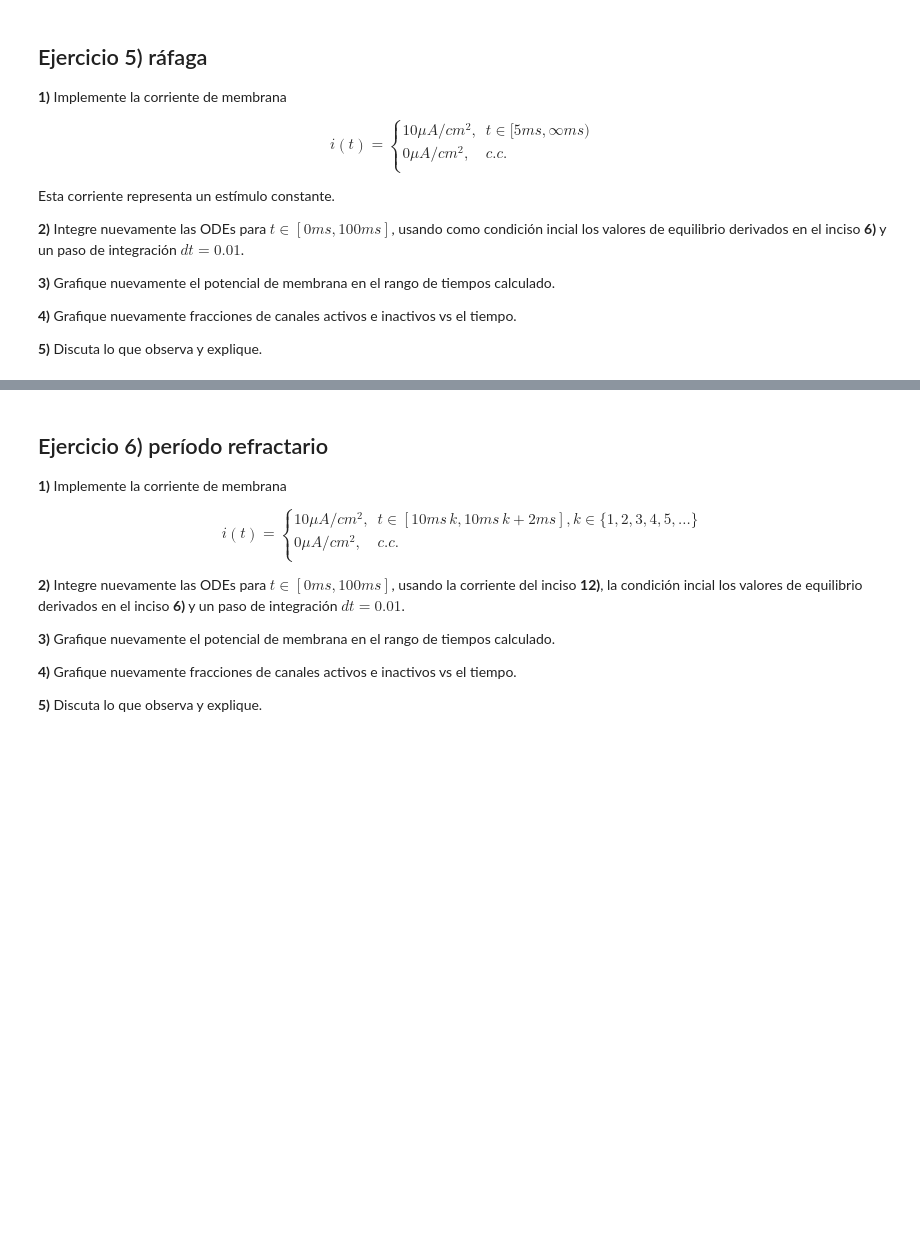
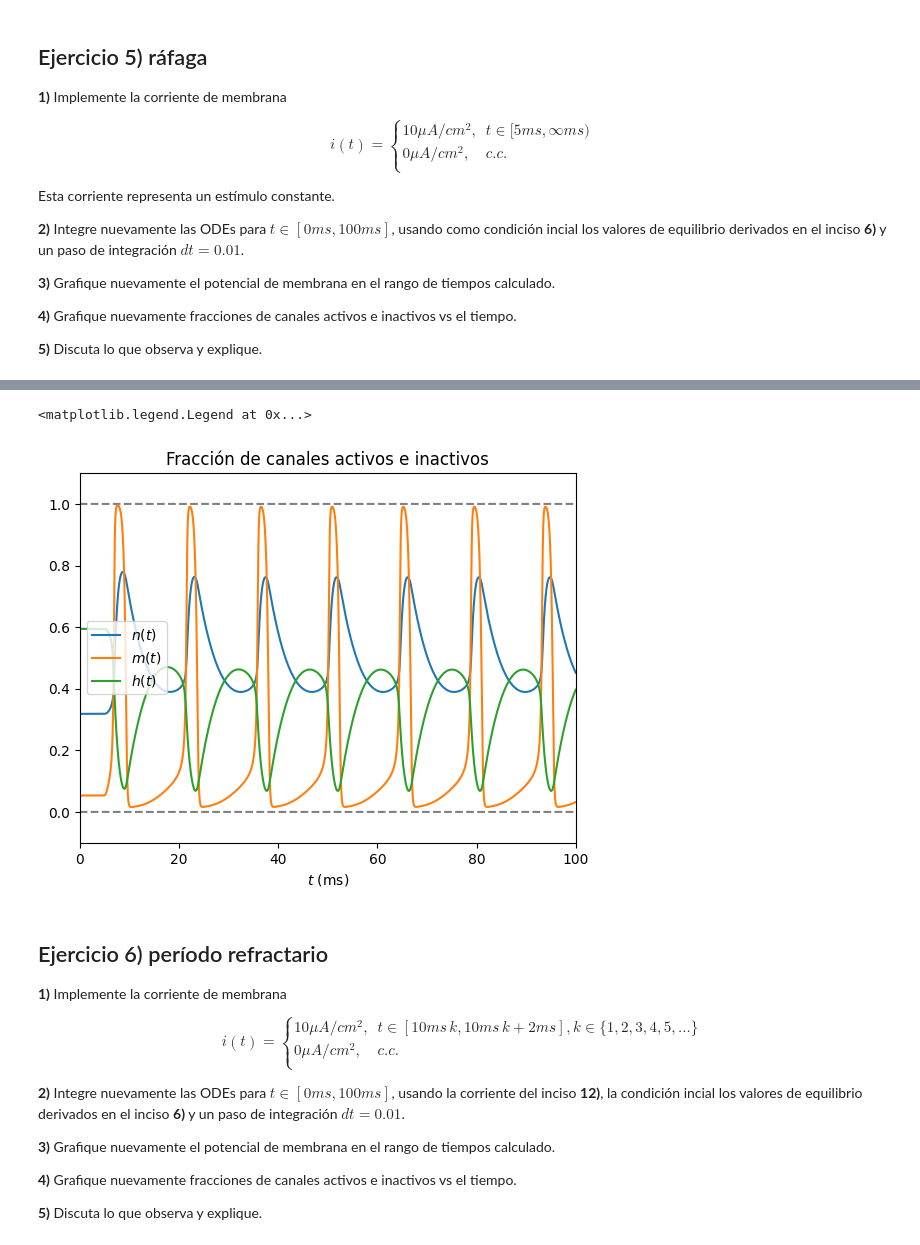
Before and after one commit to kevmansilla/redes-neuronales-trabajos, a Jupyter notebook: redes-neuronales-2024-guia-8.ipynb, the cells around one changed output, grey strips where cells are left out. Saved outputs shown, nothing was run; the diff lists cells and outputs as text; code cells hidden in the pictures; blank space fills up the shorter version.

```diff
--- a/redes-neuronales-2024-guia-8.ipynb
+++ b/redes-neuronales-2024-guia-8.ipynb
@@ -689,3 +726,18 @@ Esta corriente representa un estímulo constante.
+# %%
+# Graficamos fracciones de activación e inactivación de canales
+plt.xlabel('$t$ (ms)')
+plt.xlim(0, 100)
+plt.ylim(-0.1, 1.1)
+plt.plot(t, 0*t, label="", linestyle='--', c='gray')
+plt.plot(t, 0*t+1, label="", linestyle='--', c='gray')
+plt.plot(t, w[1, :], label='$n(t)$')
+plt.plot(t, w[2, :], label='$m(t)$')
+plt.plot(t, w[3, :], label='$h(t)$')
+plt.title('Fracción de canales activos e inactivos')
+plt.legend()
+# %% [output]
+<matplotlib.legend.Legend at 0x...>
+[figure, added]
 # %% [markdown]
 ## Ejercicio 6) período refractario
 
```
Also changed, not shown: parts of 18 cells of this notebook.
